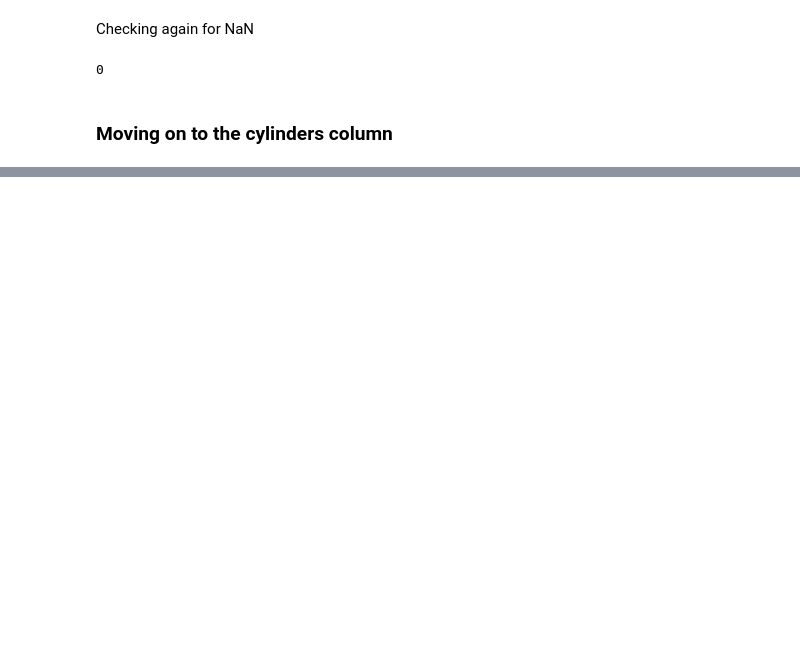
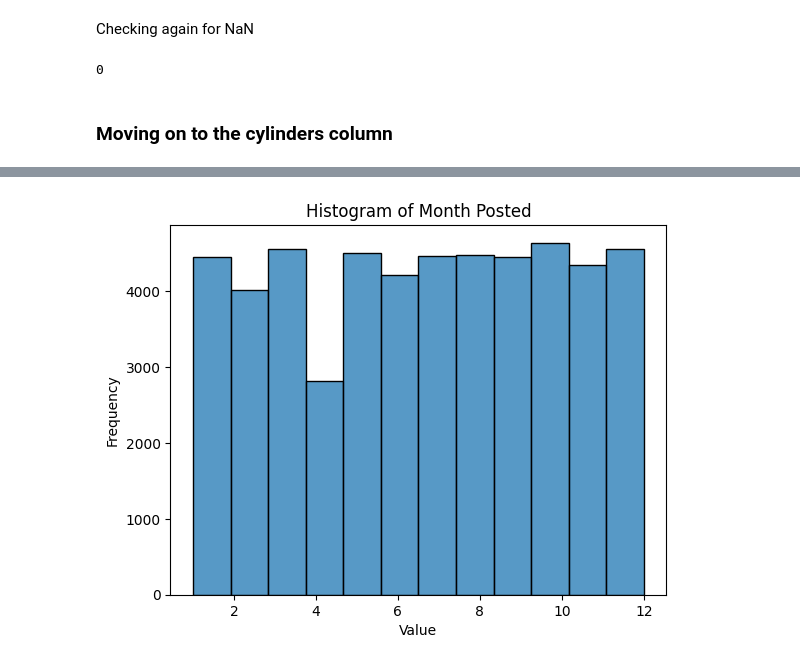
Before and after one commit to TirsoPaneque/SoftwareDevelopmentToolsProject, a Jupyter notebook: notebooks/EDA.ipynb, the cells around one changed output, grey strips where cells are left out. Drawn from its saved outputs; the diff is of its cells as text; code cells hidden in the pictures; blank space fills up the shorter version.

```diff
--- a/notebooks/EDA.ipynb
+++ b/notebooks/EDA.ipynb
@@ -209,0 +379,8 @@ df['cylinders'].shape[0]-df['cylinders'].count()
+# %%
+sns.histplot(x='month_posted', data=df, bins=12)
+plt.xlabel('Value')
+plt.ylabel('Frequency')
+plt.title(f'Histogram of Month Posted')
+plt.show()
+# %% [output]
+[figure, added]
```
Also changed, not shown: parts of 41 cells of this notebook.
